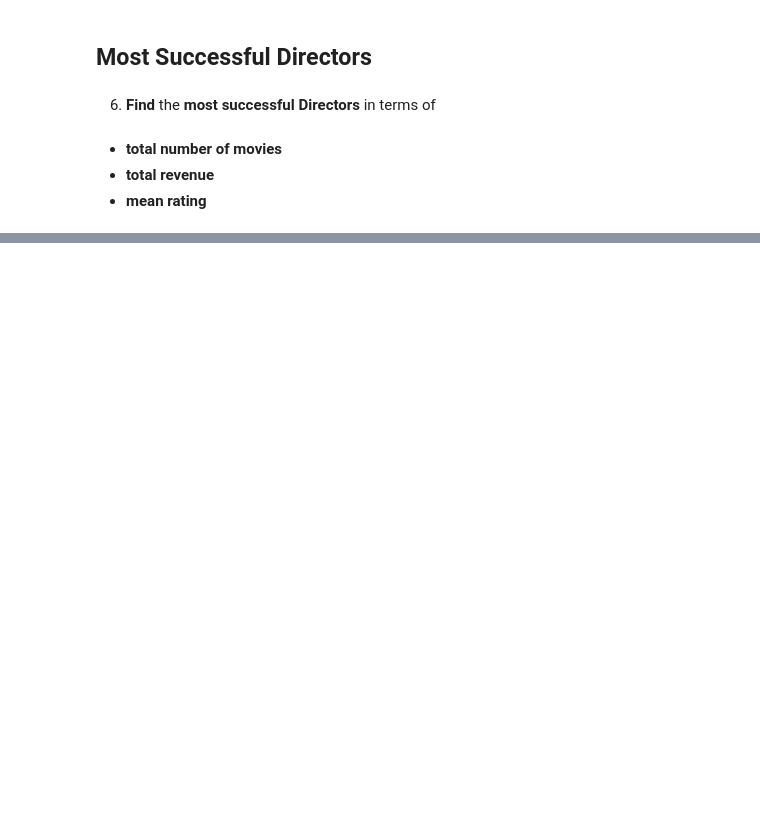
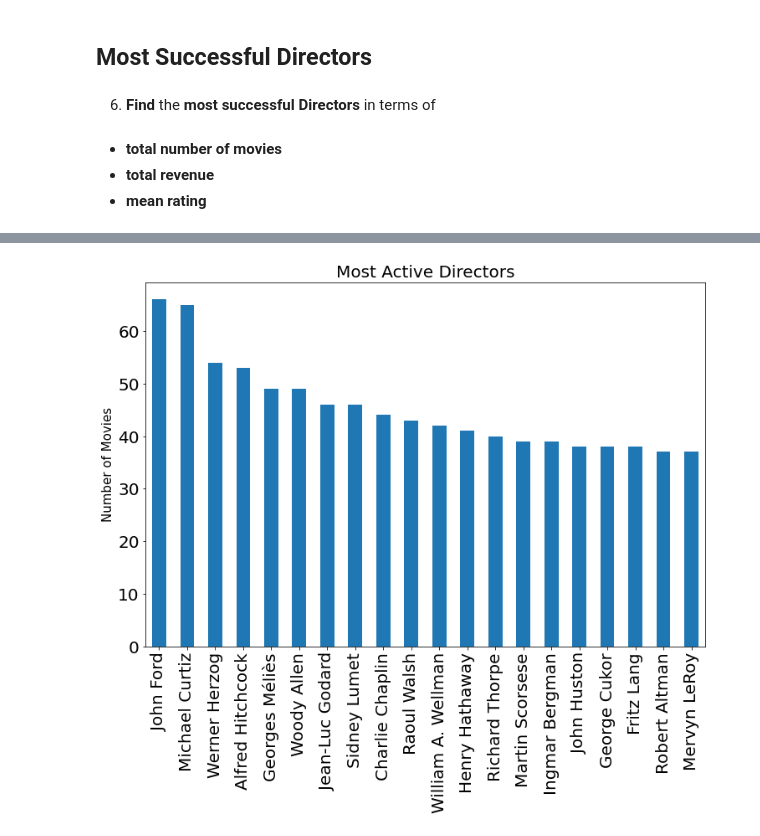
Before and after one commit to HunterKane/Movie-Data-Analysis-Project-1-, a Jupyter notebook: Project_01_Movie_Data_Analysis .ipynb, the cells around one changed output, grey strips where cells are left out. Cells and saved outputs as stored; diff of their text form; code cells hidden in the pictures; blank space fills up the shorter version.

```diff
--- a/Project_01_Movie_Data_Analysis .ipynb
+++ b/Project_01_Movie_Data_Analysis .ipynb
@@ -725,0 +903,9 @@ df.groupby("Franchise").agg({"budget_musd":"mean","revenue_musd": "mean", "vote_
+# %%
+#Use a bar graph to show the director data
+plt.figure(figsize = (12, 8))
+df.director.value_counts().head(20).plot(kind= 'bar', fontsize = 20)
+plt.title("Most Active Directors", fontsize = 20)
+plt.ylabel("Number of Movies", fontsize = 15)
+plt.show()
+# %% [output]
+[figure, added]
```
Also changed, not shown: parts of 27 cells of this notebook.
